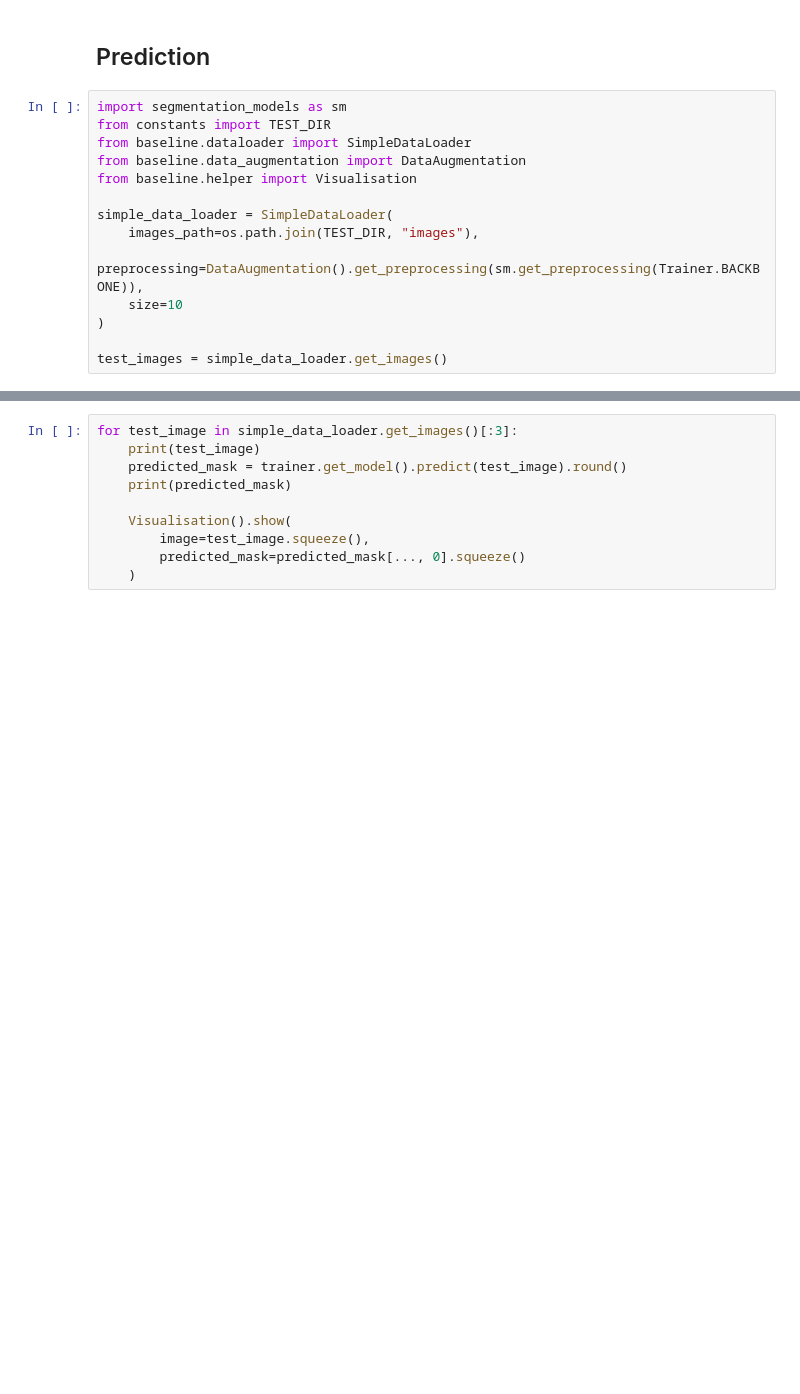
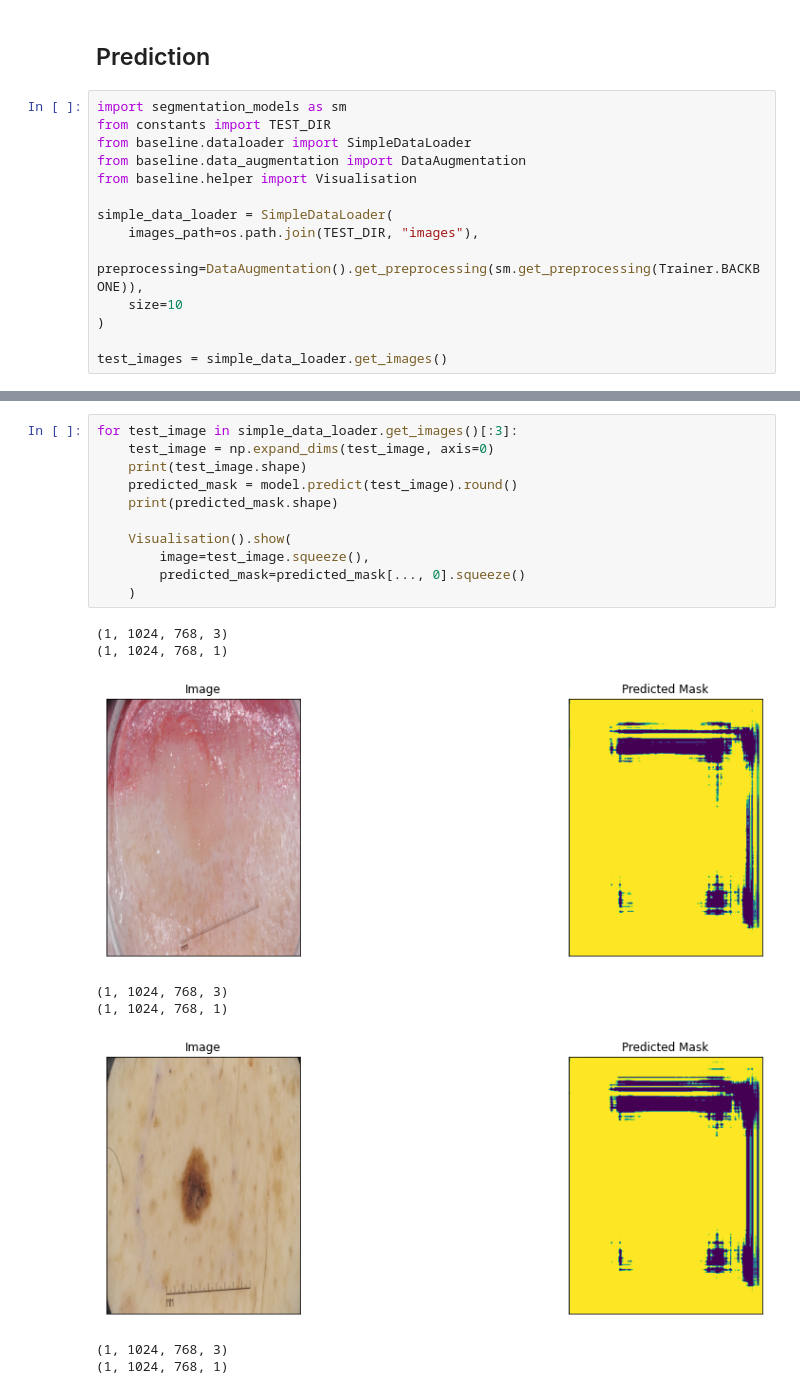
Before and after one commit to jhabr/xcs229ii_final_project, a Jupyter notebook: code/notebooks/baseline.ipynb, the cells around one changed output, grey strips where cells are left out. Drawn from its saved outputs; the diff is of its cells as text; blank space fills up the shorter version.

```diff
--- a/code/notebooks/baseline.ipynb
+++ b/code/notebooks/baseline.ipynb
@@ -67,10 +114,20 @@ print(predicted_mask)
 # %%
 for test_image in simple_data_loader.get_images()[:3]:
-    print(test_image)
-    predicted_mask = trainer.get_model().predict(test_image).round()
-    print(predicted_mask)
+    test_image = np.expand_dims(test_image, axis=0)
+    print(test_image.shape)
+    predicted_mask = model.predict(test_image).round()
+    print(predicted_mask.shape)
 
     Visualisation().show(
         image=test_image.squeeze(),
         predicted_mask=predicted_mask[..., 0].squeeze()
     )
+# %% [output]
+(1, 1024, 768, 3)
+(1, 1024, 768, 1)
+[figure, added]
+(1, 1024, 768, 3)
+(1, 1024, 768, 1)
+[figure, added]
+(1, 1024, 768, 3)
+(1, 1024, 768, 1)
```
Also changed, not shown: parts of 10 cells of this notebook.
